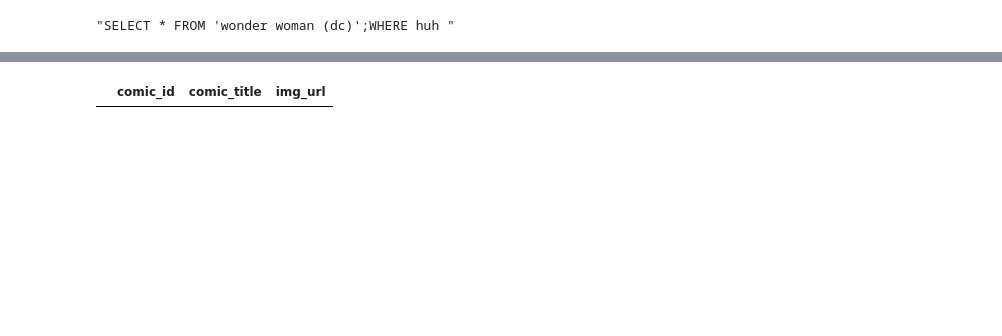
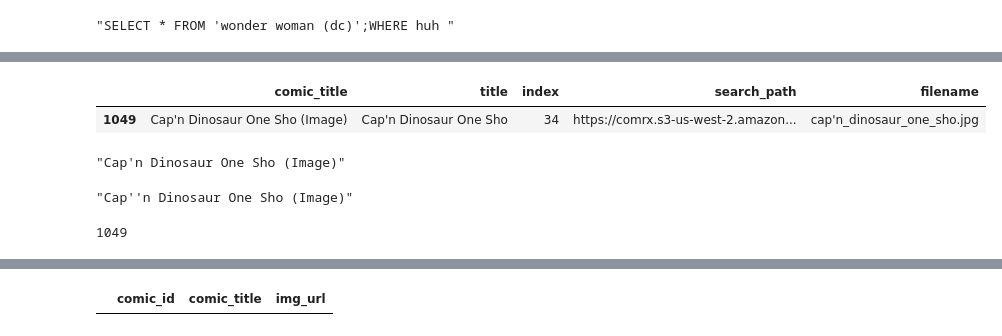
Before and after one commit to werlindo/comics_rx, a Jupyter notebook: comrx/dev/get_images.ipynb, the cells around one changed output, grey strips where cells are left out. Saved outputs shown, nothing was run; the diff lists cells and outputs as text; code cells hidden in the pictures; blank space fills up the shorter version.

```diff
--- a/comrx/dev/get_images.ipynb
+++ b/comrx/dev/get_images.ipynb
@@ -312,0 +388,2 @@ temp_df.head()
+# %%
+pd.set_option('display.max_colwidth', -1)
@@ -312,0 +481,5 @@ temp_df.head()
+# %%
+work.loc[work['comic_title']=="Cap'n Dinosaur One Sho (Image)",]
+# %% [output]
+|  | comic_title | title | index | search_path | filename |
+| 1049 | Cap'n Dinosaur One Sho (Image) | Cap'n Dinosaur One Sho | 34 | https://comrx.s3-us-west-2.amazon... | cap'n_dinosaur_one_sho.jpg |
@@ -312,0 +488,19 @@ temp_df.head()
+# %%
+y
+# %% [output]
+"Cap'n Dinosaur One Sho (Image)"
+# %%
+y.replace("'", "''")
+# %% [output]
+"Cap''n Dinosaur One Sho (Image)"
+# %%
+i = 0
+
+for t in title_search:
+    if t != y:
+        i+=1
+    else:
+        break
+i
+# %% [output]
+1049
```
Also changed, not shown: parts of 29 cells of this notebook, 7 other files.
